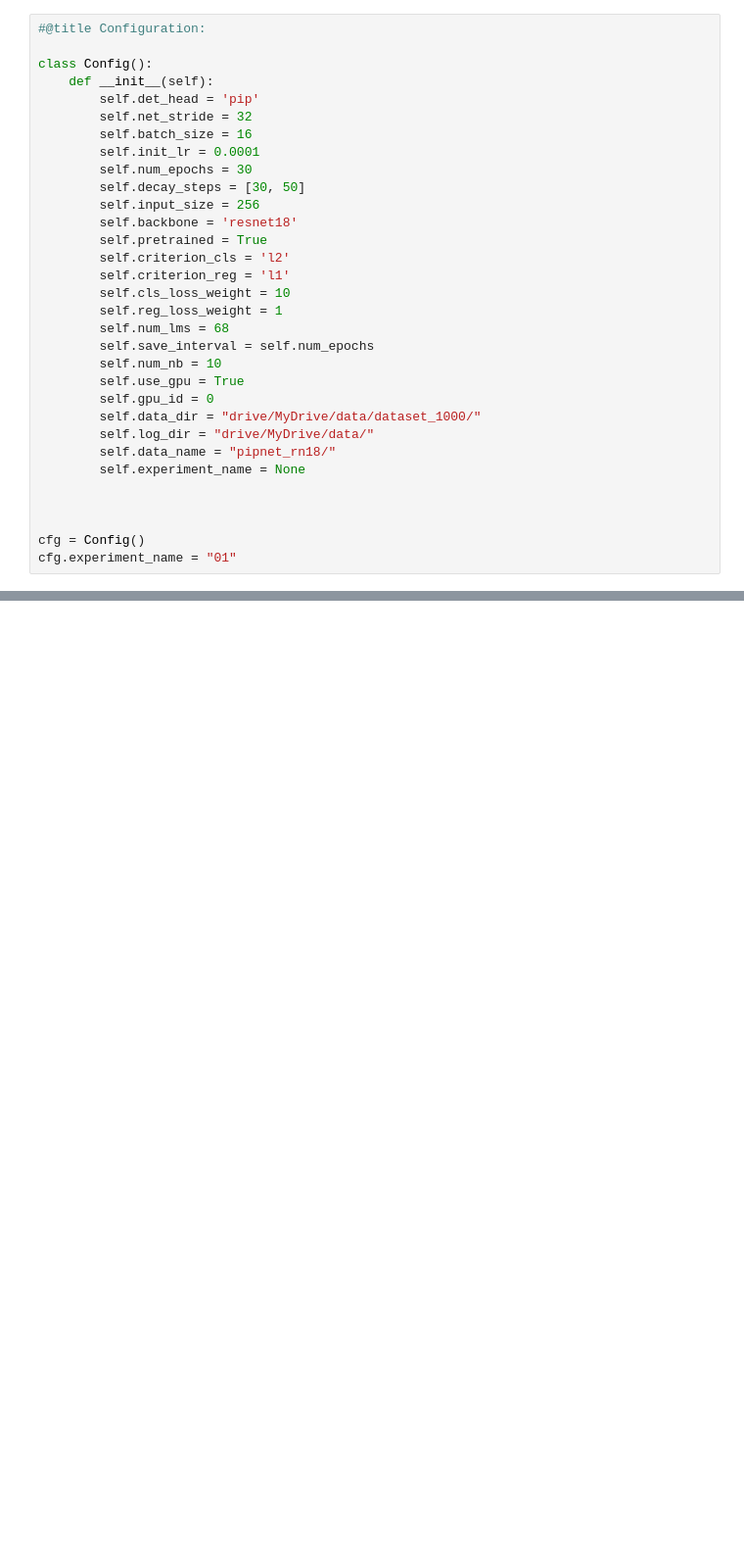
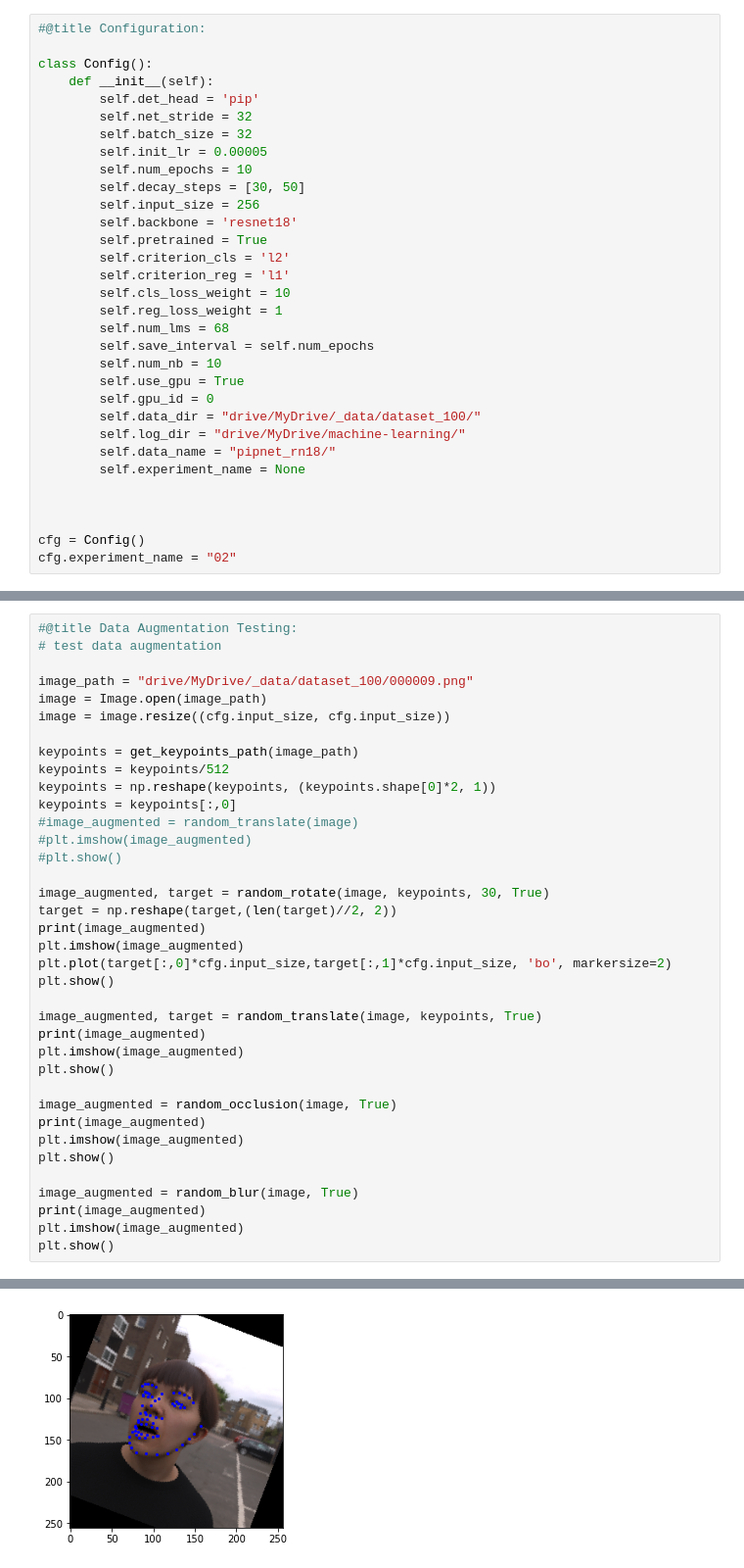
Before and after one commit to ajdm432/bridging_domain_gap, a Jupyter notebook: PIPNet_landmark_detection.ipynb, the cells around one changed output, grey strips where cells are left out. Shown at 98% size. Saved outputs shown, nothing was run; the diff lists cells and outputs as text; blank space fills up the shorter version.

```diff
--- a/PIPNet_landmark_detection.ipynb
+++ b/PIPNet_landmark_detection.ipynb
@@ -41,9 +66,9 @@ class Config():
     def __init__(self):
         self.det_head = 'pip'
         self.net_stride = 32
-        self.batch_size = 16
-        self.init_lr = 0.0001
-        self.num_epochs = 30
+        self.batch_size = 32
+        self.init_lr = 0.00005
+        self.num_epochs = 10
         self.decay_steps = [30, 50]
         self.input_size = 256
         self.backbone = 'resnet18'
@@ -57,15 +82,15 @@ class Config():
         self.num_nb = 10
         self.use_gpu = True
         self.gpu_id = 0
-        self.data_dir = "drive/MyDrive/data/dataset_1000/"
-        self.log_dir = "drive/MyDrive/data/"
+        self.data_dir = "drive/MyDrive/_data/dataset_100/"
+        self.log_dir = "drive/MyDrive/machine-learning/"
         self.data_name = "pipnet_rn18/"
         self.experiment_name = None
 
 
 
 cfg = Config()
-cfg.experiment_name = "01"
+cfg.experiment_name = "02"
 # %%
 #@title Data (Augmentation) Methods:
 
@@ -257,3 +240,41 @@ class ImageFolder_pip(data.Dataset):
 
     def __len__(self):
         return len(self.imgs)
+# %%
+#@title Data Augmentation Testing:
+# test data augmentation
+
+image_path = "drive/MyDrive/_data/dataset_100/000009.png"
+image = Image.open(image_path)
+image = image.resize((cfg.input_size, cfg.input_size))
+
+keypoints = get_keypoints_path(image_path)
+keypoints = keypoints/512
+keypoints = np.reshape(keypoints, (keypoints.shape[0]*2, 1))
+keypoints = keypoints[:,0]
+#image_augmented = random_translate(image)
+#plt.imshow(image_augmented)
+#plt.show()
+
+image_augmented, target = random_rotate(image, keypoints, 30, True)
+target = np.reshape(target,(len(target)//2, 2))
+print(image_augmented)
+plt.imshow(image_augmented)
+plt.plot(target[:,0]*cfg.input_size,target[:,1]*cfg.input_size, 'bo', markersize=2)
+plt.show()
+
+image_augmented, target = random_translate(image, keypoints, True)
+print(image_augmented)
+plt.imshow(image_augmented)
+plt.show()
+
+image_augmented = random_occlusion(image, True)
+print(image_augmented)
+plt.imshow(image_augmented)
+plt.show()
+
+image_augmented = random_blur(image, True)
+print(image_augmented)
+plt.imshow(image_augmented)
+plt.show()
+# %% [output]
@@ -259,0 +282 @@ class ImageFolder_pip(data.Dataset):
+[figure, added]
```
Also changed, not shown: parts of 8 cells of this notebook.
